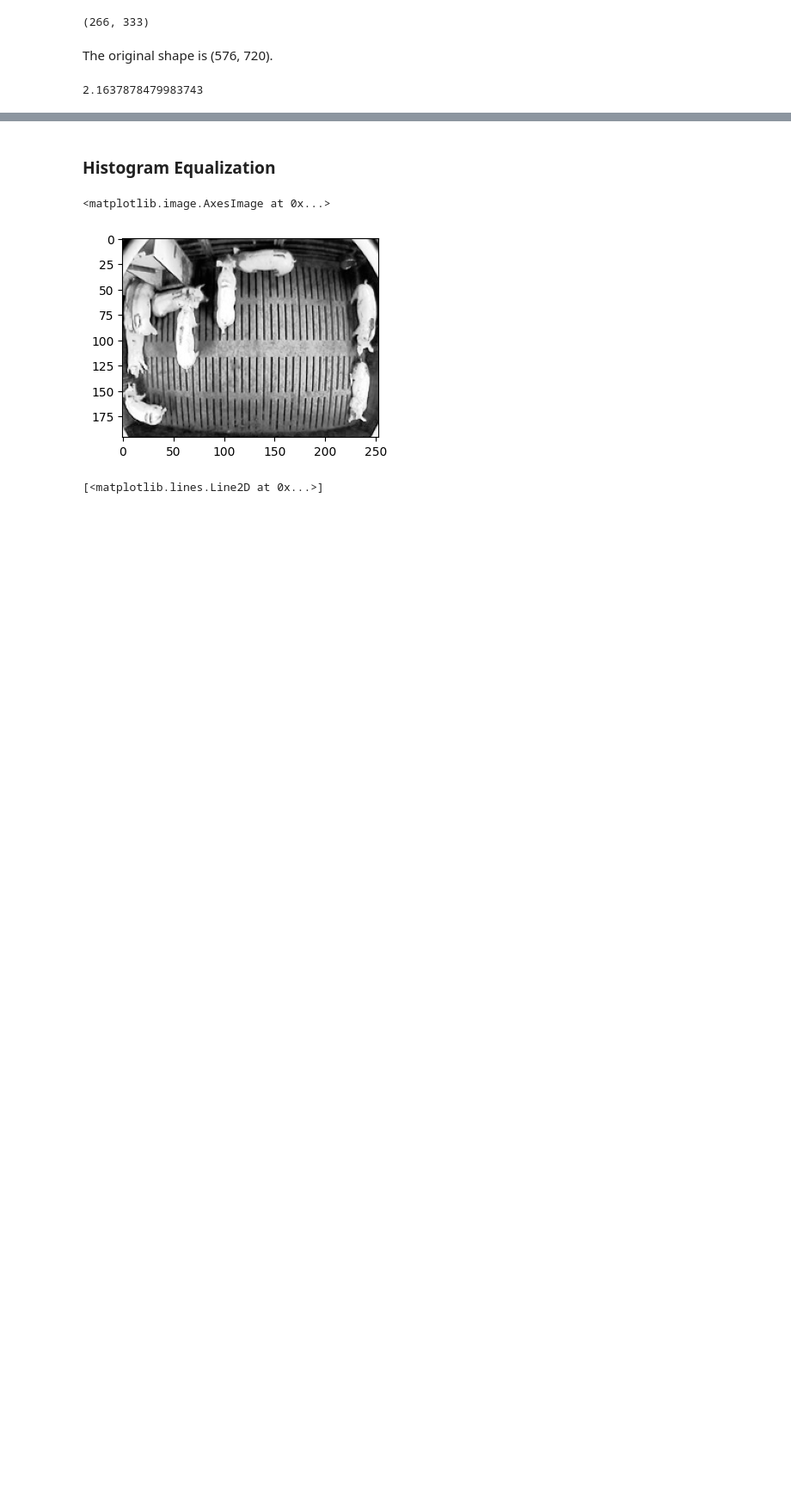
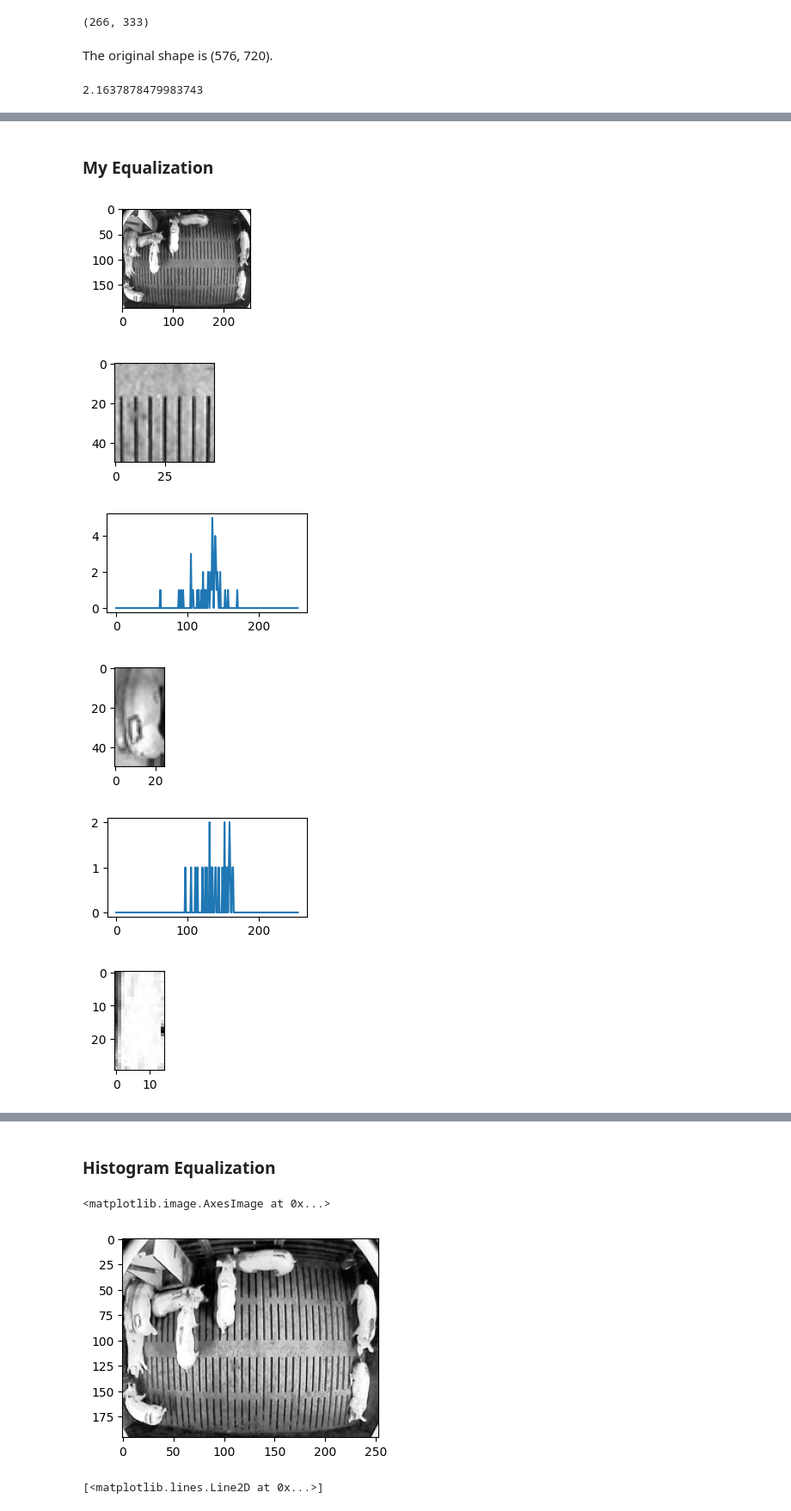
Before and after one commit to pkuxklx/cv_mass, a Jupyter notebook: 1_cut_contra_morpho.ipynb, the cells around one changed output, grey strips where cells are left out. Shown at 86% size. Drawn from its saved outputs; the diff is of its cells as text; code cells hidden in the pictures; blank space fills up the shorter version.

```diff
--- a/1.ipynb
+++ b/1_cut_contra_morpho.ipynb
@@ -41,0 +43,25 @@ pltHist(pigs);
+# %% [markdown]
+### My Equalization
+# %%
+x = pigs
+plt.imshow(x);
+plt.show()
+
+plt.imshow(x[100:150, 100:150]);
+plt.show()
+pltHist(x[100:150, 100:150])
+
+plt.imshow(x[50:100, 5:30]);
+plt.show()
+pltHist(x[50:100, 5:30])
+
+plt.imshow(x[50:80, 95:110]);
+plt.show()
+pltHist(x[50:80, 95:110])
+# %% [output]
+[figure, added]
+[figure, added]
+[figure, added]
+[figure, added]
+[figure, added]
+[figure, added]
```
Also changed, not shown: parts of 10 cells of this notebook, 15 other files.
